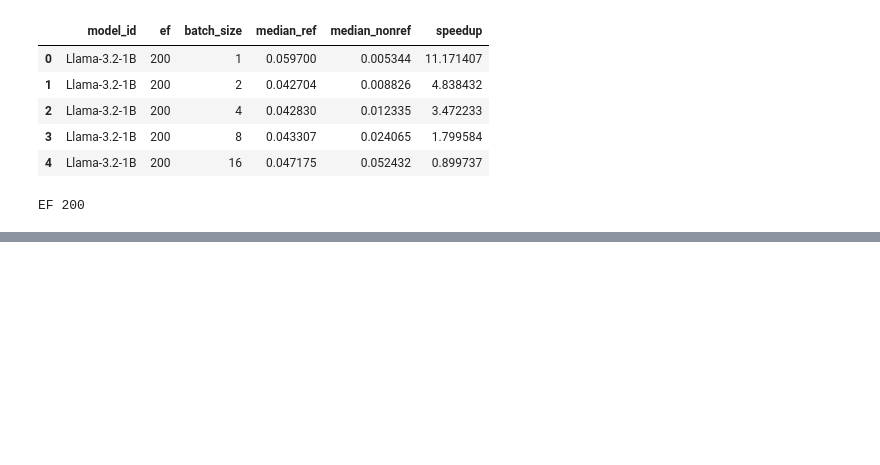
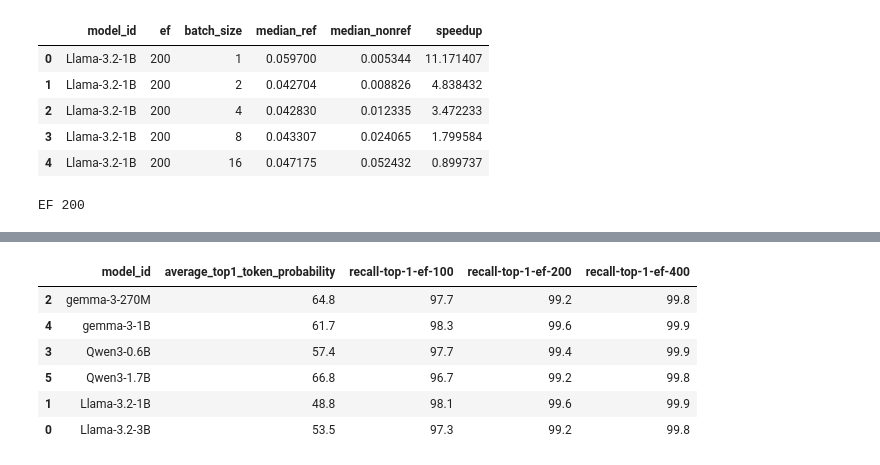
Before and after one commit to martinloretzzz/vector-index-embedding, a Jupyter notebook: benchmark/analyze.ipynb, the cells around one changed output, grey strips where cells are left out. Drawn from its saved outputs; the diff is of its cells as text; code cells hidden in the pictures; blank space fills up the shorter version.

```diff
--- a/benchmark/analyze.ipynb
+++ b/benchmark/analyze.ipynb
@@ -197,0 +227,10 @@ EF 200
+# %%
+df[["model_id", "average_top1_token_probability", "recall-top-1-ef-100", "recall-top-1-ef-200", "recall-top-1-ef-400"]]
+# %% [output]
+|  | model_id | average_top1_token_probability | recall-top-1-ef-100 | recall-top-1-ef-200 | recall-top-1-ef-400 |
+| 2 | gemma-3-270M | 64.8 | 97.7 | 99.2 | 99.8 |
+| 4 | gemma-3-1B | 61.7 | 98.3 | 99.6 | 99.9 |
+| 3 | Qwen3-0.6B | 57.4 | 97.7 | 99.4 | 99.9 |
+| 5 | Qwen3-1.7B | 66.8 | 96.7 | 99.2 | 99.8 |
+| 1 | Llama-3.2-1B | 48.8 | 98.1 | 99.6 | 99.9 |
+| 0 | Llama-3.2-3B | 53.5 | 97.3 | 99.2 | 99.8 |
```
Also changed, not shown: parts of 5 cells of this notebook, 7 other files.
